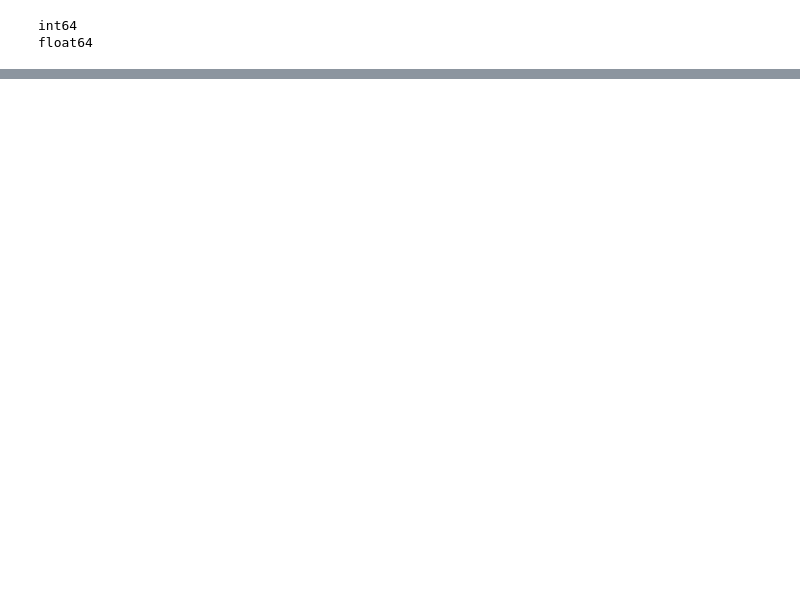
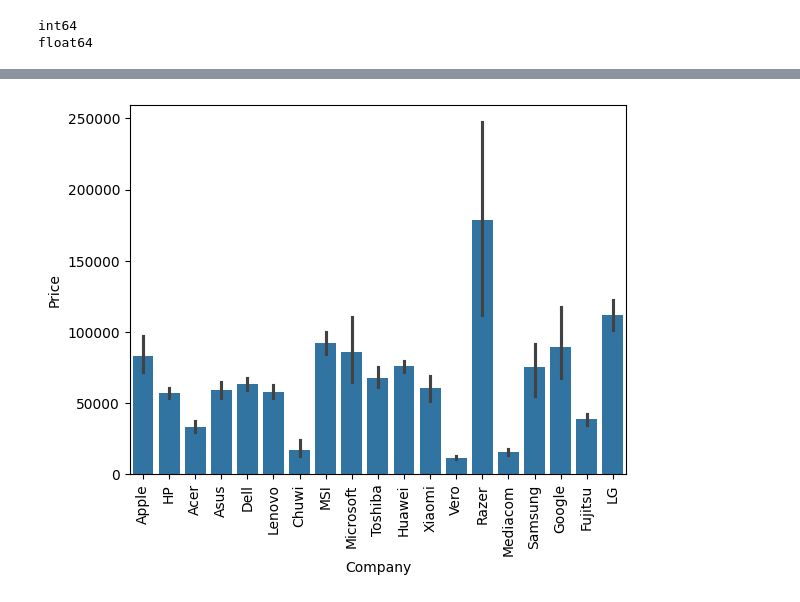
Before and after one commit to AriyaArKa/Laptop-Price-Predictor, a Jupyter notebook: Laptop Price Predictor.ipynb, the cells around one changed output, grey strips where cells are left out. Drawn from its saved outputs; the diff is of its cells as text; code cells hidden in the pictures; blank space fills up the shorter version.

```diff
--- a/Laptop Price Predictor.ipynb
+++ b/Laptop Price Predictor.ipynb
@@ -100,0 +142,6 @@ float64
+# %%
+sns.barplot(x=df['Company'],y=df['Price'])
+plt.xticks(rotation='vertical')
+plt.show()
+# %% [output]
+[figure, added]
```
Also changed, not shown: parts of 10 cells of this notebook.
